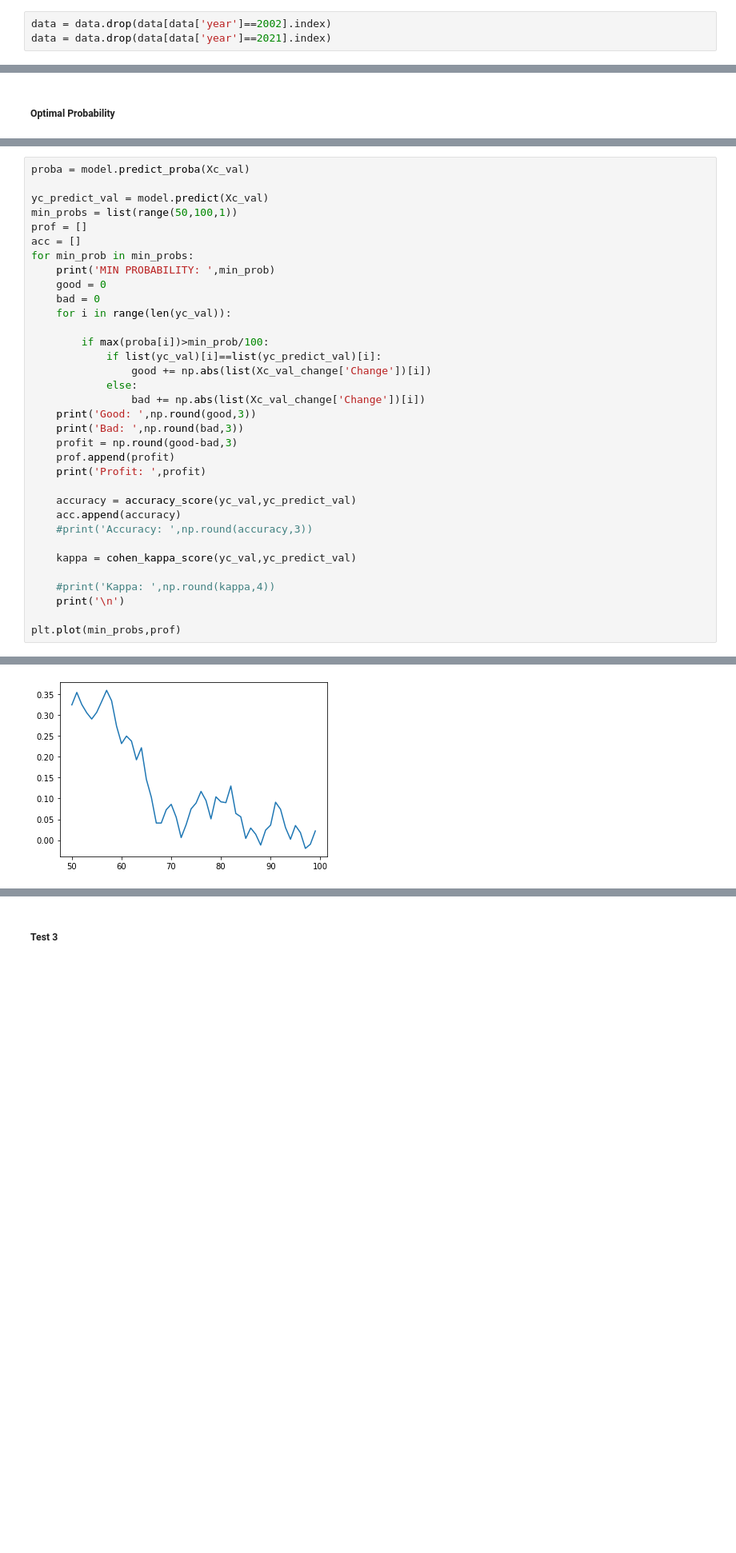
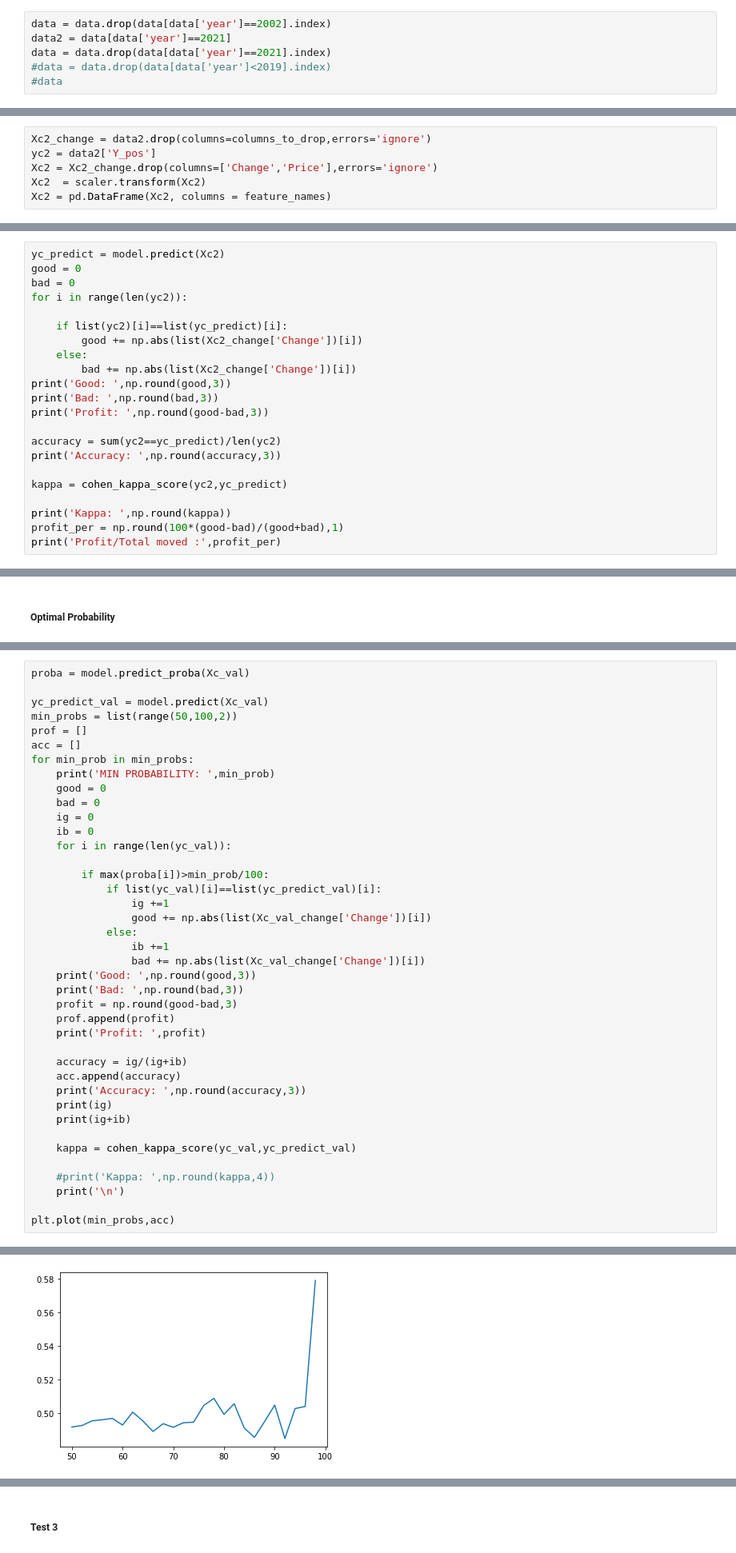
Before and after one commit to IgnacioRus/FOREX-Prediction-Final-Project, a Jupyter notebook: code/FOREX-Prediction.ipynb, the cells around one changed output, grey strips where cells are left out. Shown at 80% size. Drawn from its saved outputs; the diff is of its cells as text; blank space fills up the shorter version.

```diff
--- a/code/FOREX-Prediction.ipynb
+++ b/code/FOREX-Prediction.ipynb
@@ -373,7 +394,10 @@ for i in range(0,data.shape[0]-1):
 ## Dropping rows
 # %%
 data = data.drop(data[data['year']==2002].index)
+data2 = data[data['year']==2021]
 data = data.drop(data[data['year']==2021].index)
+#data = data.drop(data[data['year']<2019].index)
+#data
 # %% [markdown]
 ## Dropping columns
 # %%
@@ -453,3 +483,9 @@ Xc_val  = scaler.transform(Xc_val)
 Xc_train = pd.DataFrame(Xc_train, columns = feature_names)
 Xc_test = pd.DataFrame(Xc_test, columns = feature_names)
 Xc_val = pd.DataFrame(Xc_val, columns = feature_names)
+# %%
+Xc2_change = data2.drop(columns=columns_to_drop,errors='ignore')
+yc2 = data2['Y_pos']
+Xc2 = Xc2_change.drop(columns=['Change','Price'],errors='ignore')
+Xc2  = scaler.transform(Xc2)
+Xc2 = pd.DataFrame(Xc2, columns = feature_names)
@@ -1154,3 +1419,25 @@ Bad:  2.52
 Profit:  -0.019
 Accuracy:  0.514
 Kappa:  0.0274
+# %%
+yc_predict = model.predict(Xc2)
+good = 0
+bad = 0
+for i in range(len(yc2)):
+
+    if list(yc2)[i]==list(yc_predict)[i]:
+        good += np.abs(list(Xc2_change['Change'])[i])
+    else:
+        bad += np.abs(list(Xc2_change['Change'])[i])
+print('Good: ',np.round(good,3))
+print('Bad: ',np.round(bad,3))
+print('Profit: ',np.round(good-bad,3))
+
+accuracy = sum(yc2==yc_predict)/len(yc2)
+print('Accuracy: ',np.round(accuracy,3))
+
+kappa = cohen_kappa_score(yc2,yc_predict)
+
+print('Kappa: ',np.round(kappa))
+profit_per = np.round(100*(good-bad)/(good+bad),1)
+print('Profit/Total moved :',profit_per)
@@ -1164,19 +1461,23 @@ model.fit(Xc_train, yc_train)
 proba = model.predict_proba(Xc_val)
 
 yc_predict_val = model.predict(Xc_val)
-min_probs = list(range(50,100,1))
+min_probs = list(range(50,100,2))
 prof = []
 acc = []
 for min_prob in min_probs:
     print('MIN PROBABILITY: ',min_prob)
     good = 0
     bad = 0
+    ig = 0
+    ib = 0
     for i in range(len(yc_val)):
 
         if max(proba[i])>min_prob/100:
             if list(yc_val)[i]==list(yc_predict_val)[i]:
+                ig +=1
                 good += np.abs(list(Xc_val_change['Change'])[i])
             else:
+                ib +=1
                 bad += np.abs(list(Xc_val_change['Change'])[i])
     print('Good: ',np.round(good,3))
     print('Bad: ',np.round(bad,3))
@@ -1184,15 +1485,17 @@ for min_prob in min_probs:
     prof.append(profit)
     print('Profit: ',profit)
 
-    accuracy = accuracy_score(yc_val,yc_predict_val)
+    accuracy = ig/(ig+ib)
     acc.append(accuracy)
-    #print('Accuracy: ',np.round(accuracy,3))
+    print('Accuracy: ',np.round(accuracy,3))
+    print(ig)
+    print(ig+ib)
 
     kappa = cohen_kappa_score(yc_val,yc_predict_val)
 
     #print('Kappa: ',np.round(kappa,4))
     print('\n')
 
-plt.plot(min_probs,prof)
+plt.plot(min_probs,acc)
 # %% [output]
 MIN PROBABILITY:  50
@@ -1215,5 +1518,5 @@ Profit:  0.022
 [<matplotlib.lines.Line2D at 0x...>]
-[figure, old version]
+[figure, new version]
 # %%
 proba = model.predict_proba(Xc_test)
 
```
Also changed, not shown: parts of 49 cells of this notebook, 10 other files.
